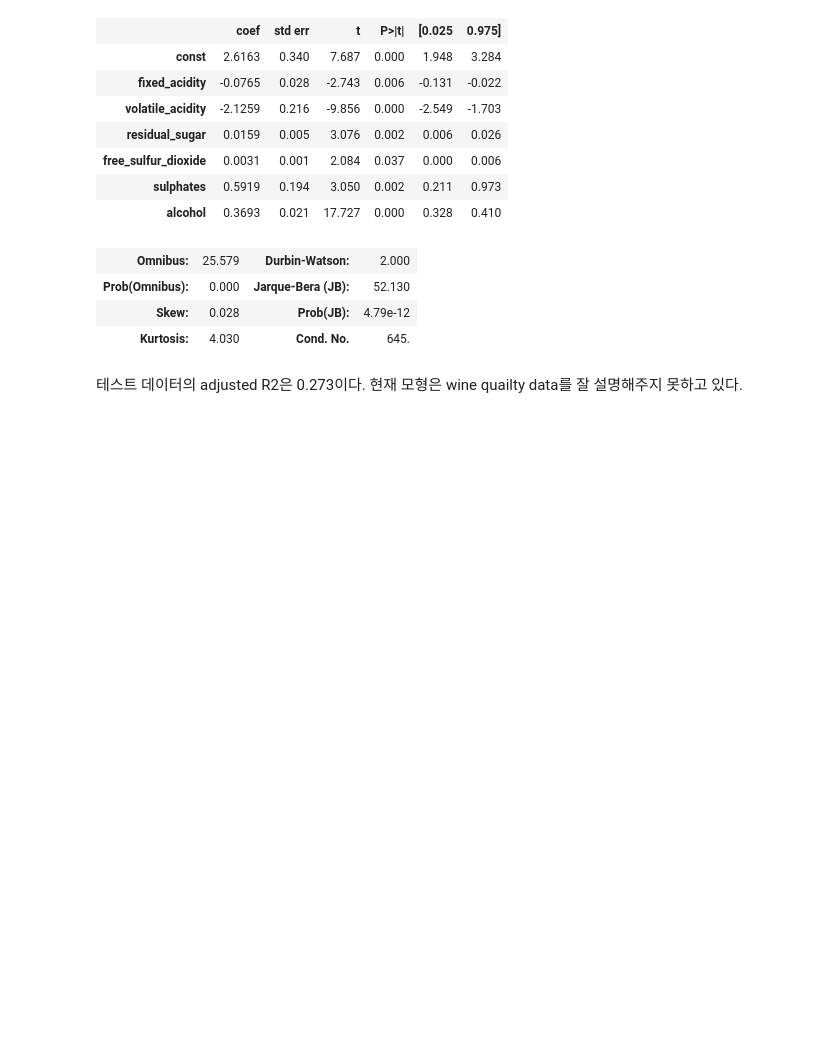
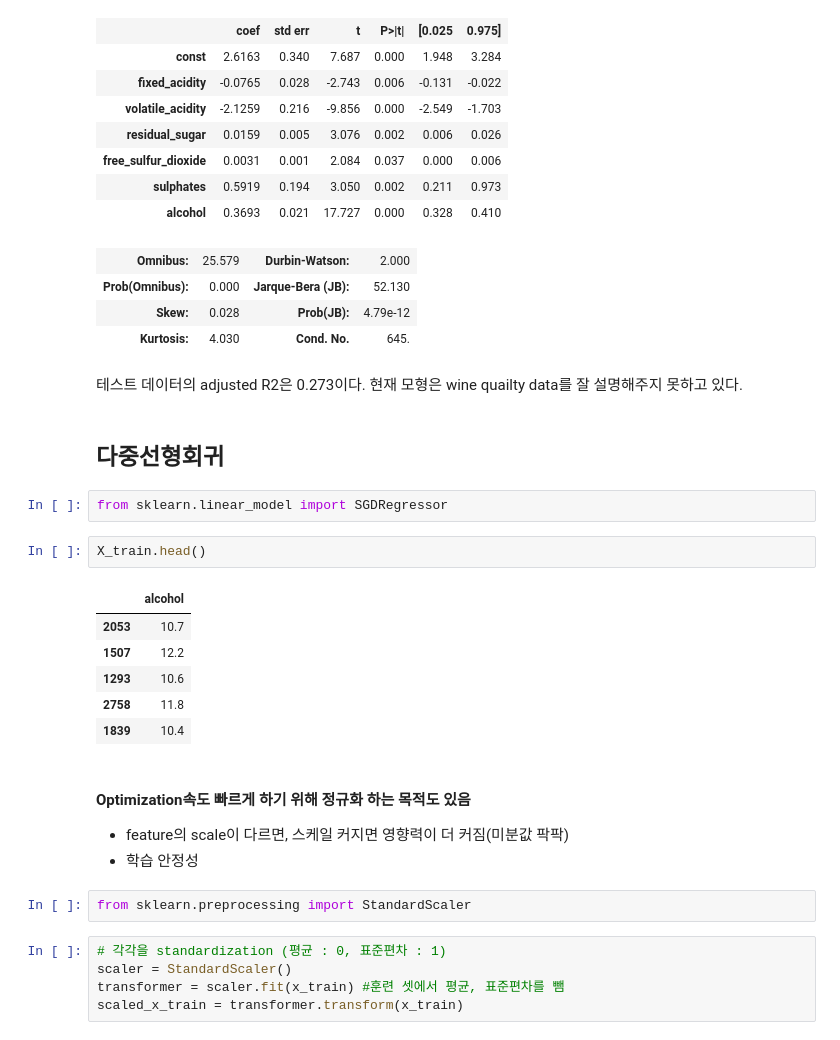
Before and after one commit to tkdguq05/TIL, a Jupyter notebook: Fastcampus/DSES_math_Linear_Regression01.ipynb, the cells around one changed output. Saved outputs shown, nothing was run; the diff lists cells and outputs as text; blank space fills up the shorter version.

```diff
--- a/Fastcampus/DSES_math_Linear_Regression01.ipynb
+++ b/Fastcampus/DSES_math_Linear_Regression01.ipynb
@@ -588,3 +597,27 @@ OLS Regression Results
 | Kurtosis: | 4.030 | Cond. No. | 645. |
 # %% [markdown]
 테스트 데이터의 adjusted R2은 0.273이다. 현재 모형은 wine quailty data를 잘 설명해주지 못하고 있다.
+# %% [markdown]
+## 다중선형회귀
+# %%
+from sklearn.linear_model import SGDRegressor
+# %%
+X_train.head()
+# %% [output]
+|  | alcohol |
+| 2053 | 10.7 |
+| 1507 | 12.2 |
+| 1293 | 10.6 |
+| 2758 | 11.8 |
+| 1839 | 10.4 |
+# %% [markdown]
+#### Optimization속도 빠르게 하기 위해 정규화 하는 목적도 있음
+- feature의 scale이 다르면, 스케일 커지면 영향력이 더 커짐(미분값 팍팍)
+- 학습 안정성
+# %%
+from sklearn.preprocessing import StandardScaler
+# %%
+# 각각을 standardization (평균 : 0, 표준편차 : 1)
+scaler = StandardScaler()
+transformer = scaler.fit(x_train) #훈련 셋에서 평균, 표준편차를 뺌
+scaled_x_train = transformer.transform(x_train)
```
Also changed, not shown: parts of 27 cells of this notebook.
